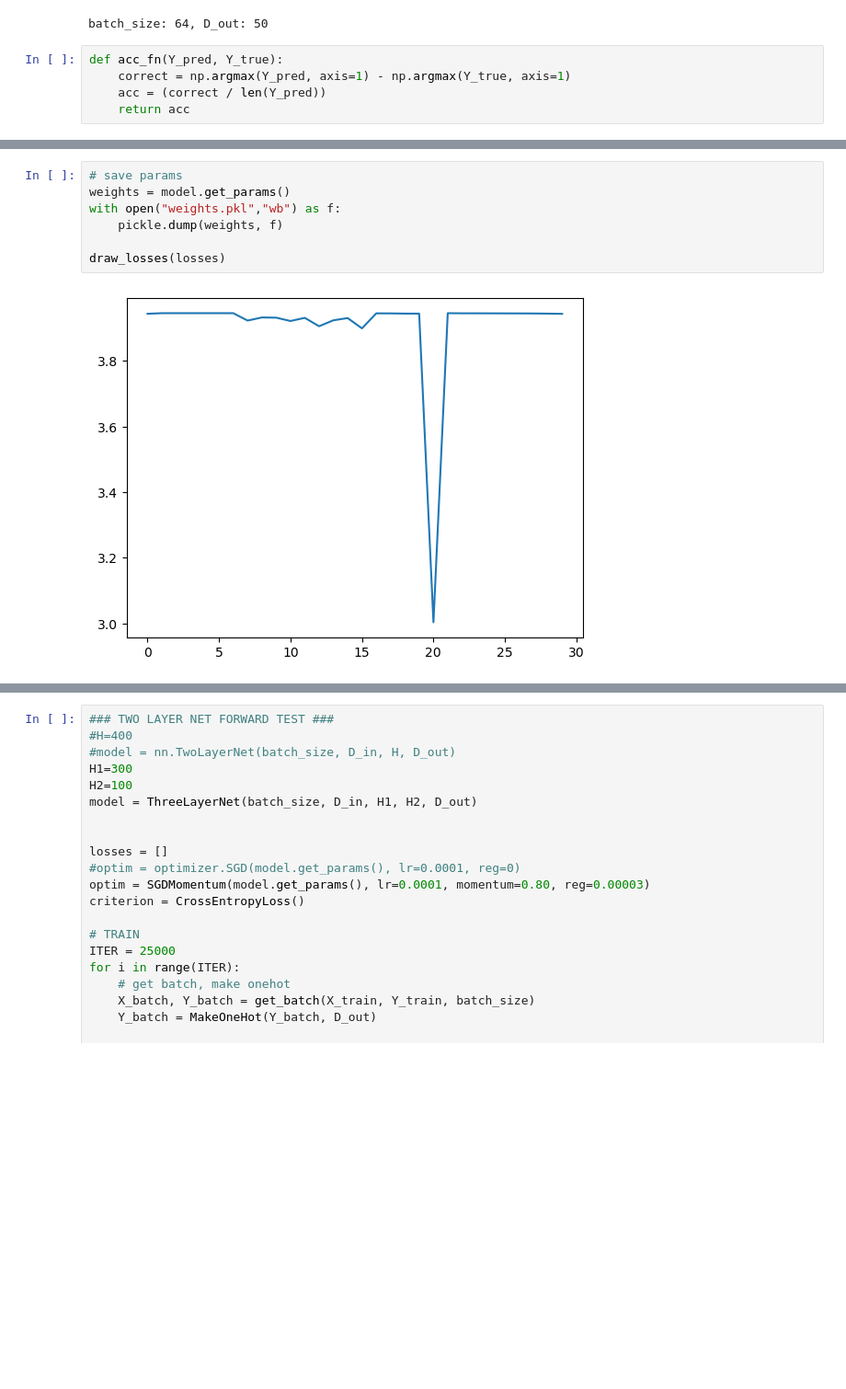
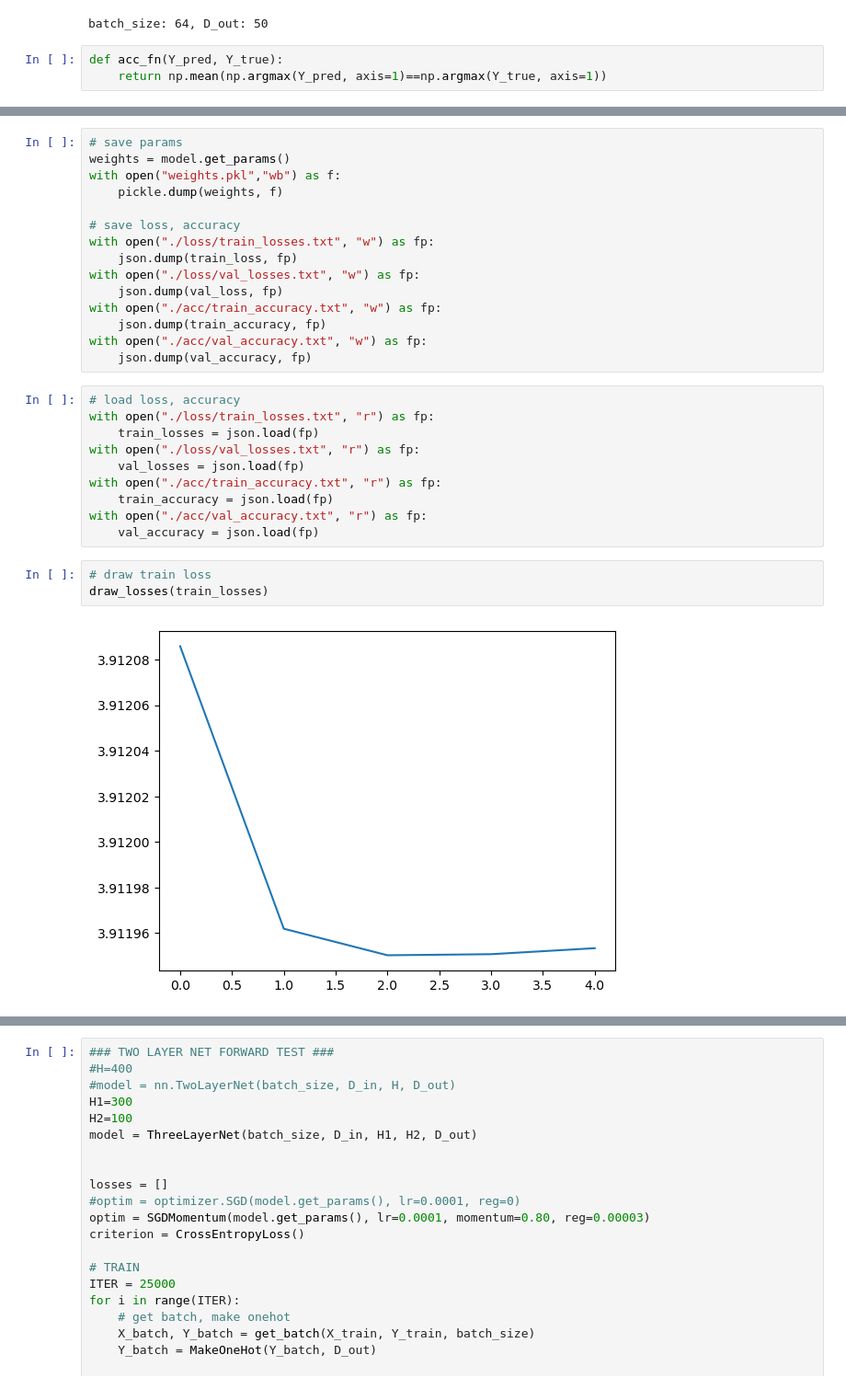
Before and after one commit to butterfly2012010/DeepLearning_HW2, a Jupyter notebook: lenet5_from_scratch.ipynb, the cells around one changed output, grey strips where cells are left out. Shown at 92% size. Drawn from its saved outputs; the diff is of its cells as text; blank space fills up the shorter version.

```diff
--- a/lenet5_from_scratch.ipynb
+++ b/lenet5_from_scratch.ipynb
@@ -673,9 +674,7 @@ print("batch_size: " + str(batch_size) + ", D_out: " + str(D_out))
 batch_size: 64, D_out: 50
 # %%
 def acc_fn(Y_pred, Y_true):
-    correct = np.argmax(Y_pred, axis=1) - np.argmax(Y_true, axis=1)
-    acc = (correct / len(Y_pred))
-    return acc
+    return np.mean(np.argmax(Y_pred, axis=1)==np.argmax(Y_true, axis=1))
 # %%
 ### Lenet Forward Test ###
 model = LeNet5()
@@ -752,9 +768,30 @@ KeyboardInterrupt:
-# %%
-# save params
-weights = model.get_params()
-with open("weights.pkl","wb") as f:
-	pickle.dump(weights, f)
-
-draw_losses(losses)
-# %% [output]
-[figure, removed]
+# %%
+# save params
+weights = model.get_params()
+with open("weights.pkl","wb") as f:
+	pickle.dump(weights, f)
+
+# save loss, accuracy
+with open("./loss/train_losses.txt", "w") as fp:
+	json.dump(train_loss, fp)
+with open("./loss/val_losses.txt", "w") as fp:
+	json.dump(val_loss, fp)
+with open("./acc/train_accuracy.txt", "w") as fp:
+	json.dump(train_accuracy, fp)
+with open("./acc/val_accuracy.txt", "w") as fp:
+	json.dump(val_accuracy, fp)
+# %%
+# load loss, accuracy
+with open("./loss/train_losses.txt", "r") as fp:
+	train_losses = json.load(fp)
+with open("./loss/val_losses.txt", "r") as fp:
+	val_losses = json.load(fp)
+with open("./acc/train_accuracy.txt", "r") as fp:
+	train_accuracy = json.load(fp)
+with open("./acc/val_accuracy.txt", "r") as fp:
+	val_accuracy = json.load(fp)
+# %%
+# draw train loss
+draw_losses(train_losses)
+# %% [output]
+[figure, added]
```
Also changed, not shown: parts of 4 cells of this notebook, 9 other files.
